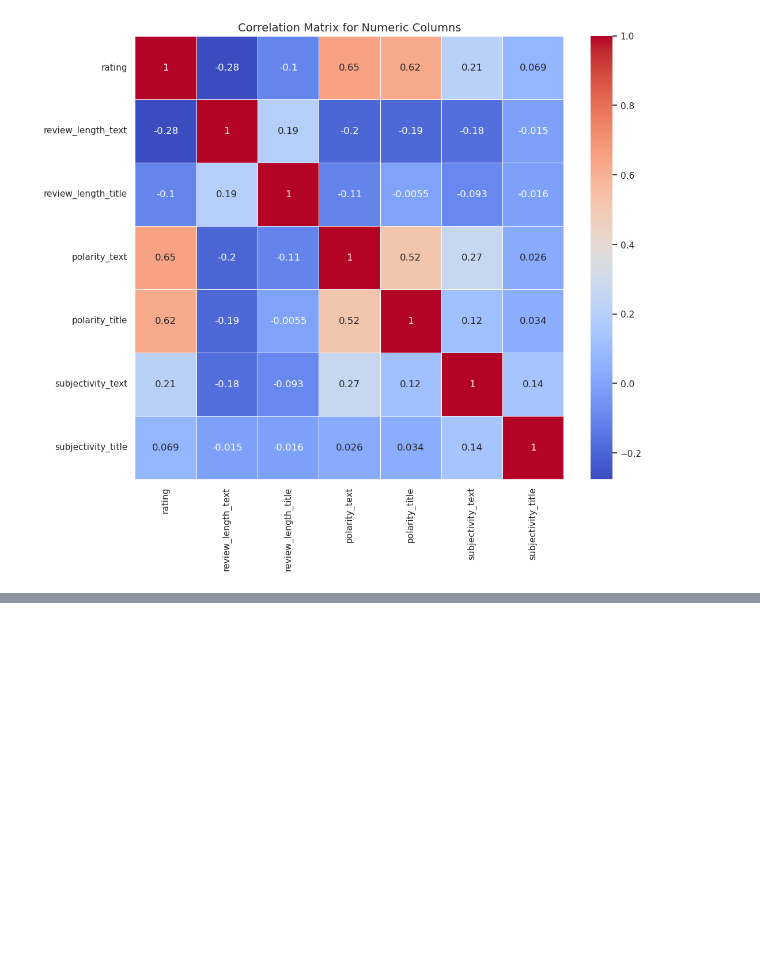
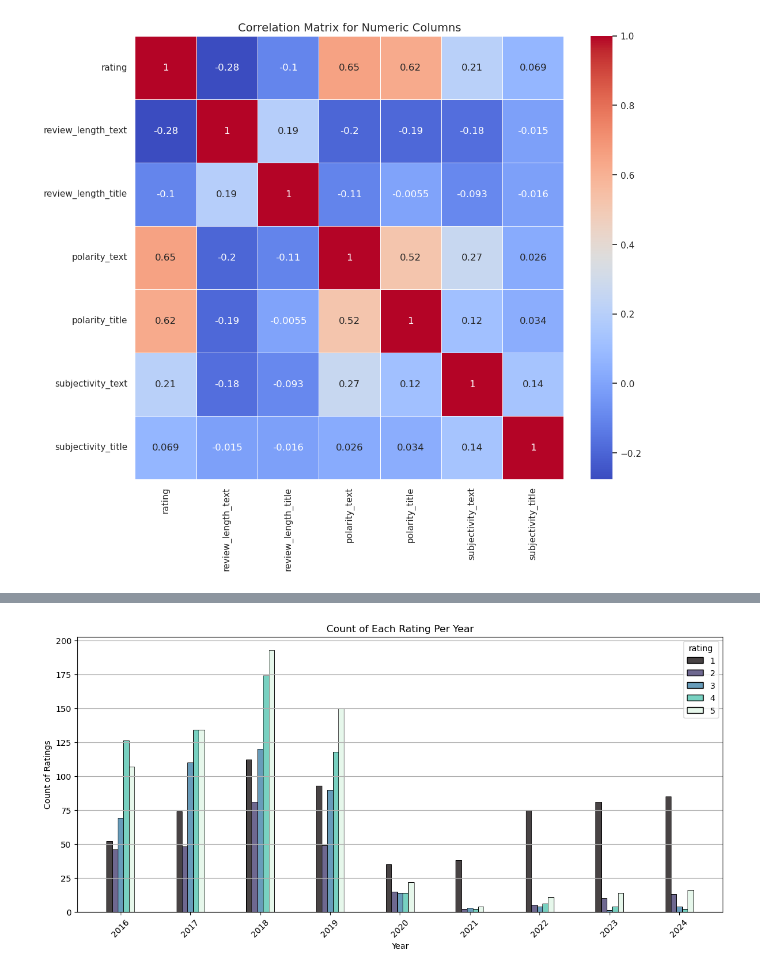
Before and after one commit to oskar-wolf/nlp_air_france_reviews, a Jupyter notebook: notebooks/1_data_exploration.ipynb, the cells around one changed output, grey strips where cells are left out. Saved outputs shown, nothing was run; the diff lists cells and outputs as text; code cells hidden in the pictures; blank space fills up the shorter version.

```diff
--- a/notebooks/1_data_exploration.ipynb
+++ b/notebooks/1_data_exploration.ipynb
@@ -418,0 +448,26 @@ df.to_csv(
+# %%
+plt.figure(figsize=(14, 6))
+
+# Adjust bar width and spacing using shrink
+sns.histplot(
+    data=df,
+    x="year",
+    hue="rating",
+    multiple="dodge",
+    discrete=True,
+    palette="mako",
+    bins=df["year"].nunique(),
+    shrink=0.4,
+)
+
+plt.title("Count of Each Rating Per Year")
+plt.xlabel("Year")
+plt.ylabel("Count of Ratings")
+
+# Ensure all years appear on x-axis
+plt.xticks(ticks=df["year"].unique(), rotation=45)
+
+plt.grid(axis="y")
+plt.show()
+# %% [output]
+[figure, added]
```
Also changed, not shown: parts of 20 cells of this notebook, 1 other file.
